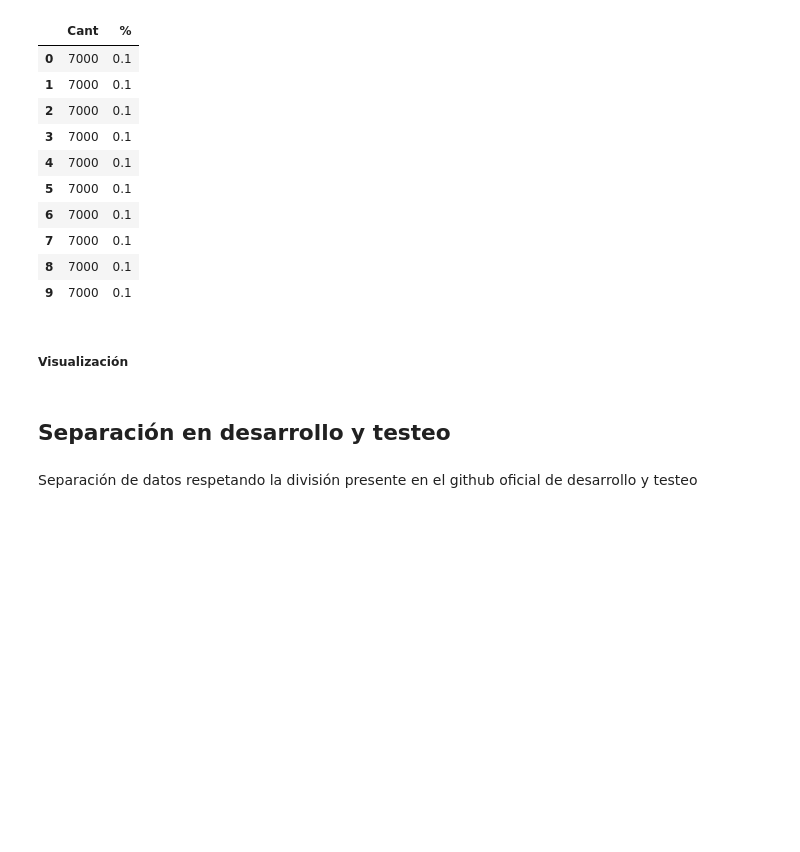
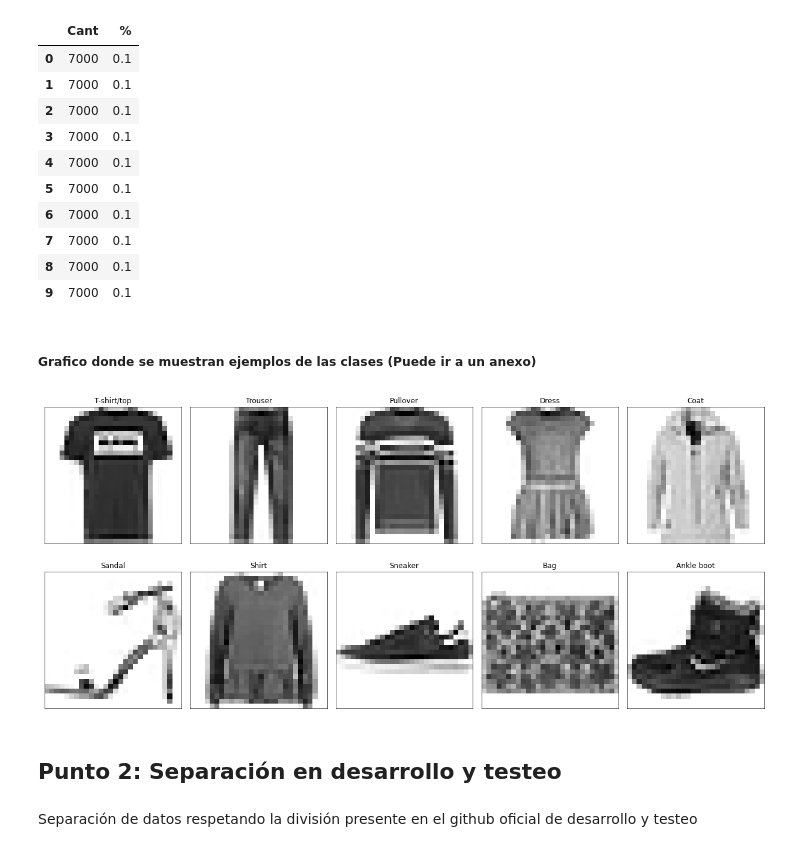
Before and after one commit to mcnanton/tp2AA, a Jupyter notebook: TP2AA.ipynb, the cells around one changed output. Drawn from its saved outputs; the diff is of its cells as text; code cells hidden in the pictures; blank space fills up the shorter version.

Commit message:
Punto1: completa grafico labels

```diff
--- a/TP2AA.ipynb
+++ b/TP2AA.ipynb
@@ -134,10 +165,28 @@ pd.concat([Q, P], axis=1).sort_index()
 | 7 | 7000 | 0.1 |
 | 8 | 7000 | 0.1 |
 | 9 | 7000 | 0.1 |
-# %% [markdown]
-##### Visualización
+# %% [markdown]
+##### Grafico donde se muestran ejemplos de las clases (Puede ir a un anexo)
+# %%
+clases = np.sort(df_completo[0].unique())
+
+class_names = ['T-shirt/top', 'Trouser', 'Pullover', 'Dress', 'Coat',
+               'Sandal', 'Shirt', 'Sneaker', 'Bag', 'Ankle boot']
+
+plt.figure(figsize=(17,8))
+for i,clase_i in enumerate(clases):
+  filtro_i = y_train == clase_i
+  plt.subplot(2,5,i+1)
+  plt.title(class_names[clase_i])
+  plt.xticks([])
+  plt.yticks([])
+  plt.grid(False)
+  plt.imshow(np.array(X_train[filtro_i].iloc[0]).reshape(28,28),cmap='binary')
+plt.tight_layout()
+# %% [output]
+[figure, added]
 # %% [markdown]
-## Separación en desarrollo y testeo
+## Punto 2: Separación en desarrollo y testeo
 # %% [markdown]
 Separación de datos respetando la división presente en el github oficial de desarrollo y testeo
 # %%
```
Also changed, not shown: parts of 4 cells of this notebook.
